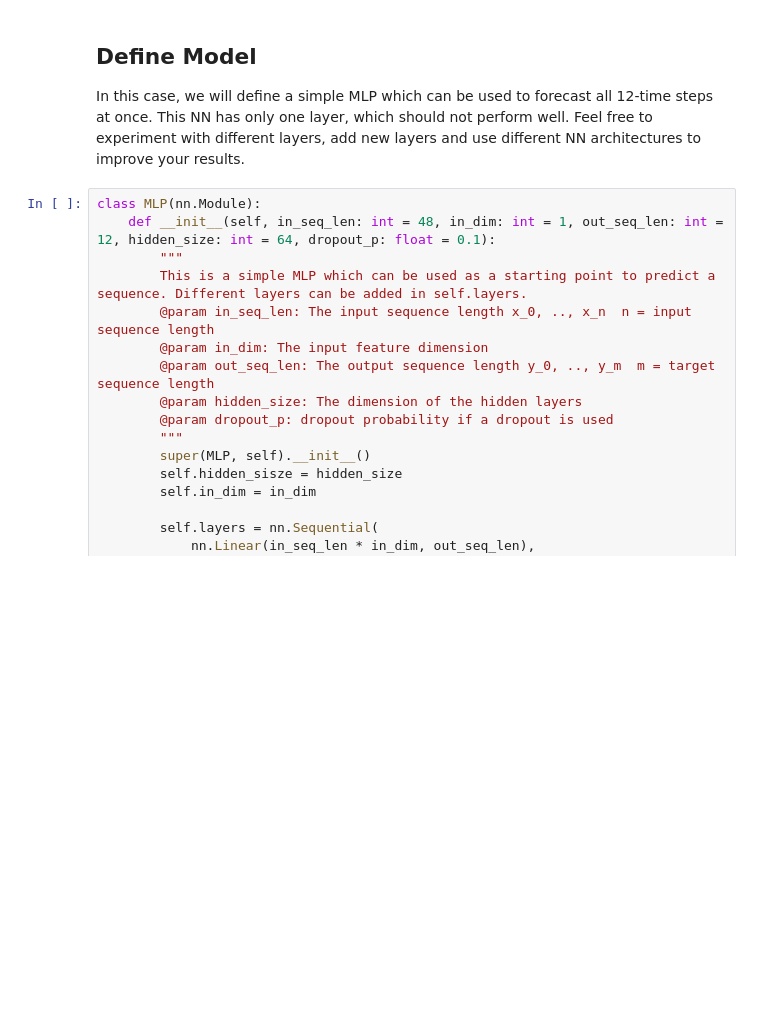
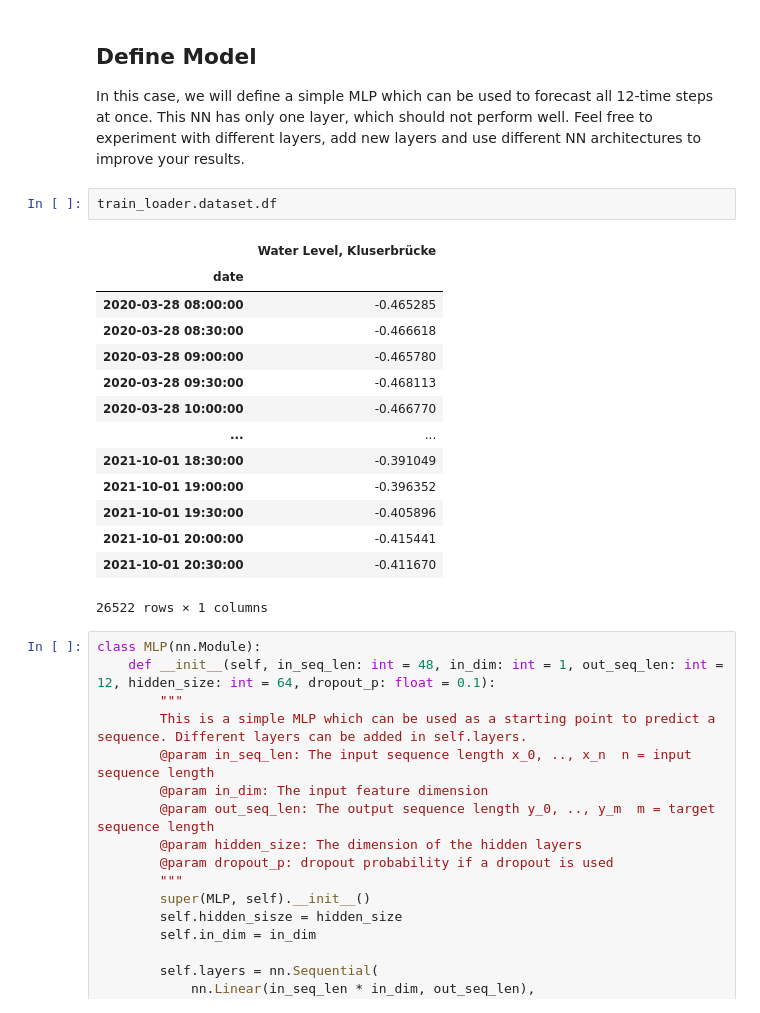
Before and after one commit to nicokossmann/Hochwasser-Challenge, a Jupyter notebook: Notebook_HWS_Challenge.ipynb, the cells around one changed output. Cells and saved outputs as stored; diff of their text form; blank space fills up the shorter version.

```diff
--- a/Notebook_HWS_Challenge.ipynb
+++ b/Notebook_HWS_Challenge.ipynb
@@ -398,6 +415,23 @@ val_loader = DataLoader(val_ds, shuffle=False, batch_size=batch_size)
 # %% [markdown]
 ## Define Model
 In this case, we will define a simple MLP which can be used to forecast all 12-time steps at once. This NN has only one layer, which should not perform well. Feel free to experiment with different layers, add new layers and use different NN architectures to improve your results.
+# %%
+train_loader.dataset.df
+# %% [output]
+|  | Water Level, Kluserbrücke |
+| date |  |
+| 2020-03-28 08:00:00 | -0.465285 |
+| 2020-03-28 08:30:00 | -0.466618 |
+| 2020-03-28 09:00:00 | -0.465780 |
+| 2020-03-28 09:30:00 | -0.468113 |
+| 2020-03-28 10:00:00 | -0.466770 |
+| ... | ... |
+| 2021-10-01 18:30:00 | -0.391049 |
+| 2021-10-01 19:00:00 | -0.396352 |
+| 2021-10-01 19:30:00 | -0.405896 |
+| 2021-10-01 20:00:00 | -0.415441 |
+| 2021-10-01 20:30:00 | -0.411670 |
+26522 rows × 1 columns
 # %%
 class MLP(nn.Module):
     def __init__(self, in_seq_len: int = 48, in_dim: int = 1, out_seq_len: int = 12, hidden_size: int = 64, dropout_p: float = 0.1):
```
Also changed, not shown: parts of 7 cells of this notebook, 7 other files.
